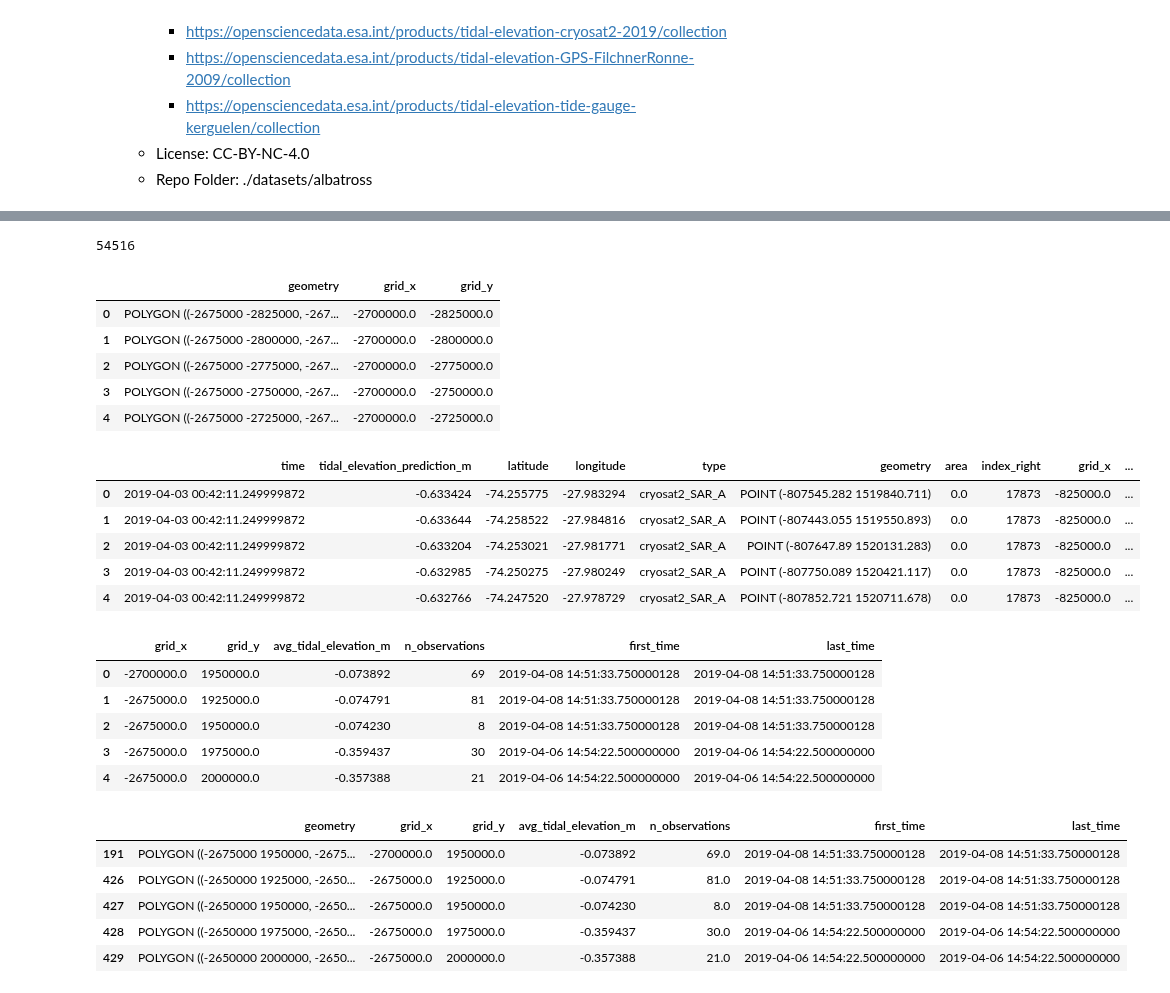
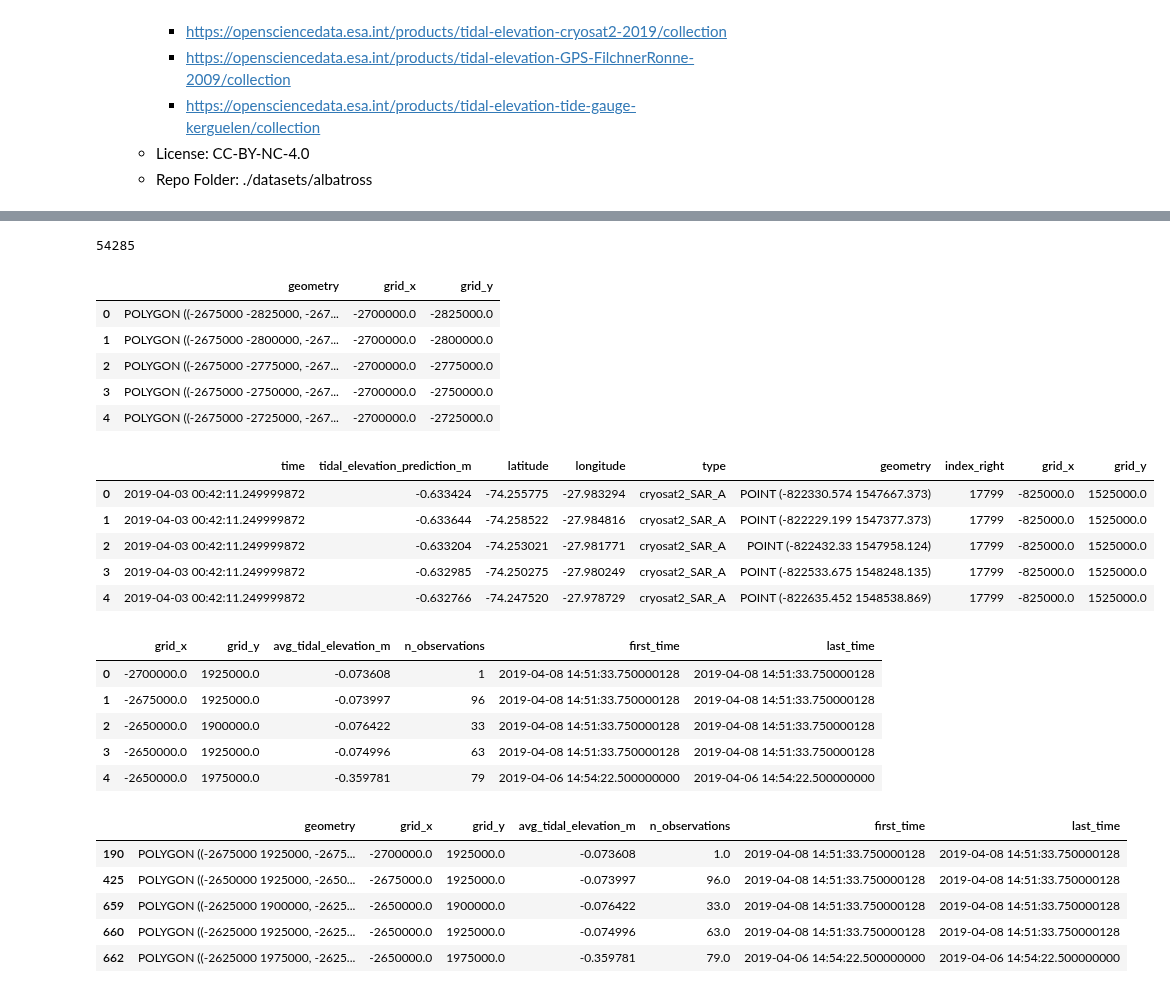
Before and after one commit to ESA-EarthCODE/polar_hackathon, a Jupyter notebook: 1_Datasets/albatros/access.ipynb, the cells around one changed output, grey strips where cells are left out. Drawn from its saved outputs; the diff is of its cells as text; code cells hidden in the pictures.

```diff
--- a/1_Datasets/albatros/access.ipynb
+++ b/1_Datasets/albatros/access.ipynb
@@ -42,7 +40,7 @@ time_col = "time"
 value_col = "tidal_elevation_prediction_m"
 
 source_crs = "EPSG:4326"
-target_crs = "EPSG:3031"
+target_crs = "EPSG:6932"
 
 grid_size_m = 25_000  # 25 km
 target_date = "2019-04-03"
@@ -59,11 +57,11 @@ gdf_day = gdf.loc[
 gdf_day = gdf_day.dropna(subset=[value_col])
 # %%
 # reproject and regrid
-gdf_3031 = gdf_day.to_crs(target_crs)
+gdf_6932 = gdf_day.to_crs(target_crs)
 
 from shapely.geometry import box
 
-minx, miny, maxx, maxy = gdf_3031.total_bounds
+minx, miny, maxx, maxy = gdf_6932.total_bounds
 
 # Snap grid bounds to the 25 km grid
 minx = np.floor(minx / grid_size_m) * grid_size_m
@@ -94,7 +92,7 @@ grid = gpd.GeoDataFrame(grid_cells, crs=target_crs)
 print(len(grid))
 grid.head()
 # %% [output]
-54516
+54285
 |  | geometry | grid_x | grid_y |
 | 0 | POLYGON ((-2675000 -2825000, -267... | -2700000.0 | -2825000.0 |
 | 1 | POLYGON ((-2675000 -2800000, -267... | -2700000.0 | -2800000.0 |
@@ -104,20 +102,20 @@ grid.head()
 # %%
 # assign pints to grid cells
 points_in_grid = gpd.sjoin(
-    gdf_3031,
+    gdf_6932,
     grid[["grid_x", "grid_y", "geometry"]],
     how="inner",
     predicate="within"
 )
 
 points_in_grid.head()
 # %% [output]
-|  | time | tidal_elevation_prediction_m | latitude | longitude | type | geometry | area | index_right | grid_x | ... |
-| 0 | 2019-04-03 00:42:11.249999872 | -0.633424 | -74.255775 | -27.983294 | cryosat2_SAR_A | POINT (-807545.282 1519840.711) | 0.0 | 17873 | -825000.0 | ... |
-| 1 | 2019-04-03 00:42:11.249999872 | -0.633644 | -74.258522 | -27.984816 | cryosat2_SAR_A | POINT (-807443.055 1519550.893) | 0.0 | 17873 | -825000.0 | ... |
-| 2 | 2019-04-03 00:42:11.249999872 | -0.633204 | -74.253021 | -27.981771 | cryosat2_SAR_A | POINT (-807647.89 1520131.283) | 0.0 | 17873 | -825000.0 | ... |
-| 3 | 2019-04-03 00:42:11.249999872 | -0.632985 | -74.250275 | -27.980249 | cryosat2_SAR_A | POINT (-807750.089 1520421.117) | 0.0 | 17873 | -825000.0 | ... |
-| 4 | 2019-04-03 00:42:11.249999872 | -0.632766 | -74.247520 | -27.978729 | cryosat2_SAR_A | POINT (-807852.721 1520711.678) | 0.0 | 17873 | -825000.0 | ... |
+|  | time | tidal_elevation_prediction_m | latitude | longitude | type | geometry | index_right | grid_x | grid_y |
+| 0 | 2019-04-03 00:42:11.249999872 | -0.633424 | -74.255775 | -27.983294 | cryosat2_SAR_A | POINT (-822330.574 1547667.373) | 17799 | -825000.0 | 1525000.0 |
+| 1 | 2019-04-03 00:42:11.249999872 | -0.633644 | -74.258522 | -27.984816 | cryosat2_SAR_A | POINT (-822229.199 1547377.373) | 17799 | -825000.0 | 1525000.0 |
+| 2 | 2019-04-03 00:42:11.249999872 | -0.633204 | -74.253021 | -27.981771 | cryosat2_SAR_A | POINT (-822432.33 1547958.124) | 17799 | -825000.0 | 1525000.0 |
+| 3 | 2019-04-03 00:42:11.249999872 | -0.632985 | -74.250275 | -27.980249 | cryosat2_SAR_A | POINT (-822533.675 1548248.135) | 17799 | -825000.0 | 1525000.0 |
+| 4 | 2019-04-03 00:42:11.249999872 | -0.632766 | -74.247520 | -27.978729 | cryosat2_SAR_A | POINT (-822635.452 1548538.869) | 17799 | -825000.0 | 1525000.0 |
 # %%
 grid_avg = (
     points_in_grid
@@ -133,11 +131,11 @@ grid_avg = (
 grid_avg.head()
 # %% [output]
 |  | grid_x | grid_y | avg_tidal_elevation_m | n_observations | first_time | last_time |
-| 0 | -2700000.0 | 1950000.0 | -0.073892 | 69 | 2019-04-08 14:51:33.750000128 | 2019-04-08 14:51:33.750000128 |
-| 1 | -2675000.0 | 1925000.0 | -0.074791 | 81 | 2019-04-08 14:51:33.750000128 | 2019-04-08 14:51:33.750000128 |
-| 2 | -2675000.0 | 1950000.0 | -0.074230 | 8 | 2019-04-08 14:51:33.750000128 | 2019-04-08 14:51:33.750000128 |
-| 3 | -2675000.0 | 1975000.0 | -0.359437 | 30 | 2019-04-06 14:54:22.500000000 | 2019-04-06 14:54:22.500000000 |
-| 4 | -2675000.0 | 2000000.0 | -0.357388 | 21 | 2019-04-06 14:54:22.500000000 | 2019-04-06 14:54:22.500000000 |
+| 0 | -2700000.0 | 1925000.0 | -0.073608 | 1 | 2019-04-08 14:51:33.750000128 | 2019-04-08 14:51:33.750000128 |
+| 1 | -2675000.0 | 1925000.0 | -0.073997 | 96 | 2019-04-08 14:51:33.750000128 | 2019-04-08 14:51:33.750000128 |
+| 2 | -2650000.0 | 1900000.0 | -0.076422 | 33 | 2019-04-08 14:51:33.750000128 | 2019-04-08 14:51:33.750000128 |
+| 3 | -2650000.0 | 1925000.0 | -0.074996 | 63 | 2019-04-08 14:51:33.750000128 | 2019-04-08 14:51:33.750000128 |
+| 4 | -2650000.0 | 1975000.0 | -0.359781 | 79 | 2019-04-06 14:54:22.500000000 | 2019-04-06 14:54:22.500000000 |
 # %%
 grid_result = grid.merge(
     grid_avg,
@@ -150,11 +148,11 @@ grid_result_nonnull = grid_result.dropna(subset=["avg_tidal_elevation_m"]).copy(
 grid_result_nonnull.head()
 # %% [output]
 |  | geometry | grid_x | grid_y | avg_tidal_elevation_m | n_observations | first_time | last_time |
-| 191 | POLYGON ((-2675000 1950000, -2675... | -2700000.0 | 1950000.0 | -0.073892 | 69.0 | 2019-04-08 14:51:33.750000128 | 2019-04-08 14:51:33.750000128 |
-| 426 | POLYGON ((-2650000 1925000, -2650... | -2675000.0 | 1925000.0 | -0.074791 | 81.0 | 2019-04-08 14:51:33.750000128 | 2019-04-08 14:51:33.750000128 |
-| 427 | POLYGON ((-2650000 1950000, -2650... | -2675000.0 | 1950000.0 | -0.074230 | 8.0 | 2019-04-08 14:51:33.750000128 | 2019-04-08 14:51:33.750000128 |
-| 428 | POLYGON ((-2650000 1975000, -2650... | -2675000.0 | 1975000.0 | -0.359437 | 30.0 | 2019-04-06 14:54:22.500000000 | 2019-04-06 14:54:22.500000000 |
-| 429 | POLYGON ((-2650000 2000000, -2650... | -2675000.0 | 2000000.0 | -0.357388 | 21.0 | 2019-04-06 14:54:22.500000000 | 2019-04-06 14:54:22.500000000 |
+| 190 | POLYGON ((-2675000 1925000, -2675... | -2700000.0 | 1925000.0 | -0.073608 | 1.0 | 2019-04-08 14:51:33.750000128 | 2019-04-08 14:51:33.750000128 |
+| 425 | POLYGON ((-2650000 1925000, -2650... | -2675000.0 | 1925000.0 | -0.073997 | 96.0 | 2019-04-08 14:51:33.750000128 | 2019-04-08 14:51:33.750000128 |
+| 659 | POLYGON ((-2625000 1900000, -2625... | -2650000.0 | 1900000.0 | -0.076422 | 33.0 | 2019-04-08 14:51:33.750000128 | 2019-04-08 14:51:33.750000128 |
+| 660 | POLYGON ((-2625000 1925000, -2625... | -2650000.0 | 1925000.0 | -0.074996 | 63.0 | 2019-04-08 14:51:33.750000128 | 2019-04-08 14:51:33.750000128 |
+| 662 | POLYGON ((-2625000 1975000, -2625... | -2650000.0 | 1975000.0 | -0.359781 | 79.0 | 2019-04-06 14:54:22.500000000 | 2019-04-06 14:54:22.500000000 |
 # %%
 antarctic_crs = ccrs.SouthPolarStereo(
     central_longitude=0,
```
Also changed, not shown: parts of 3 cells of this notebook, 3 other files.
